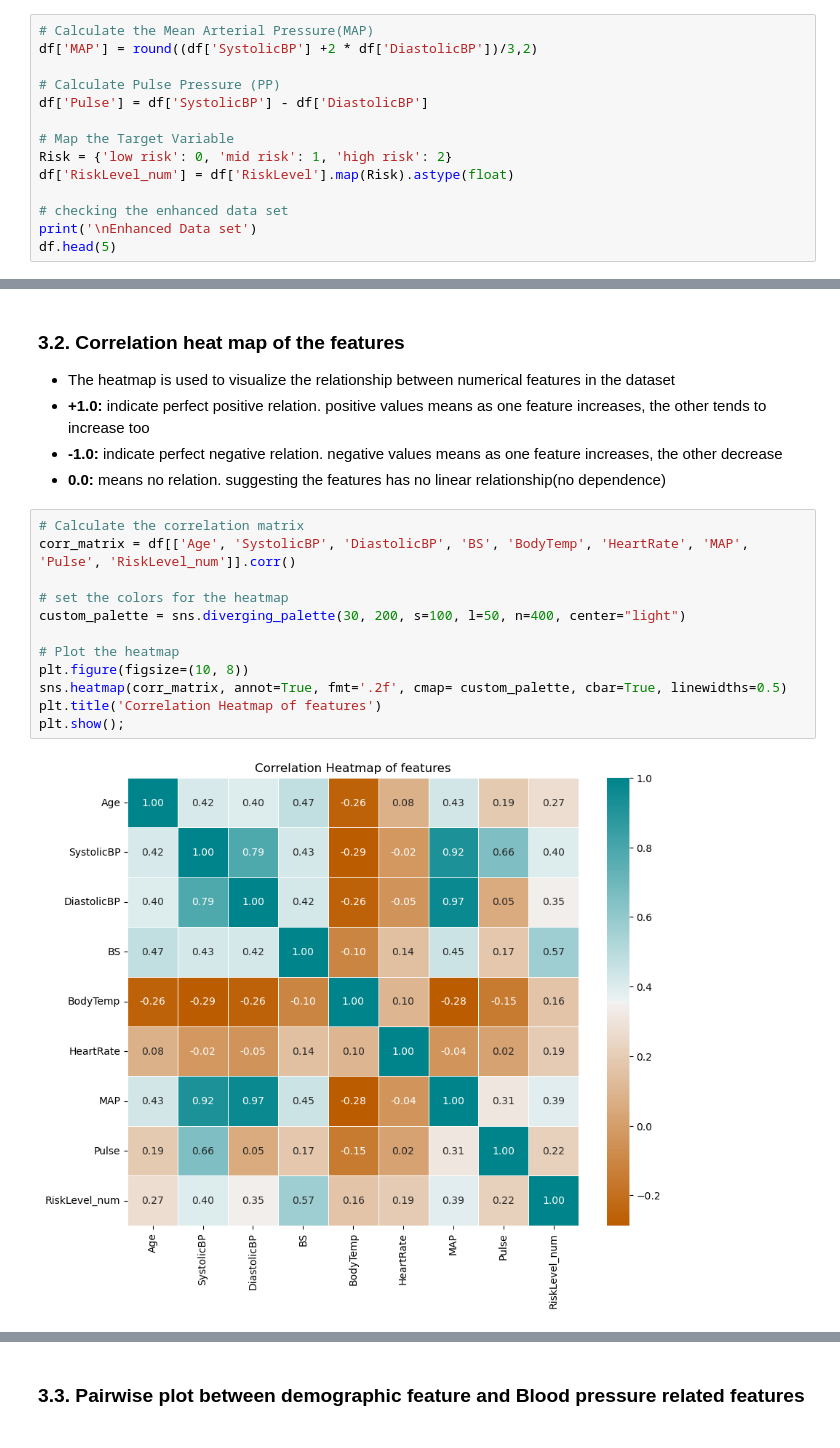
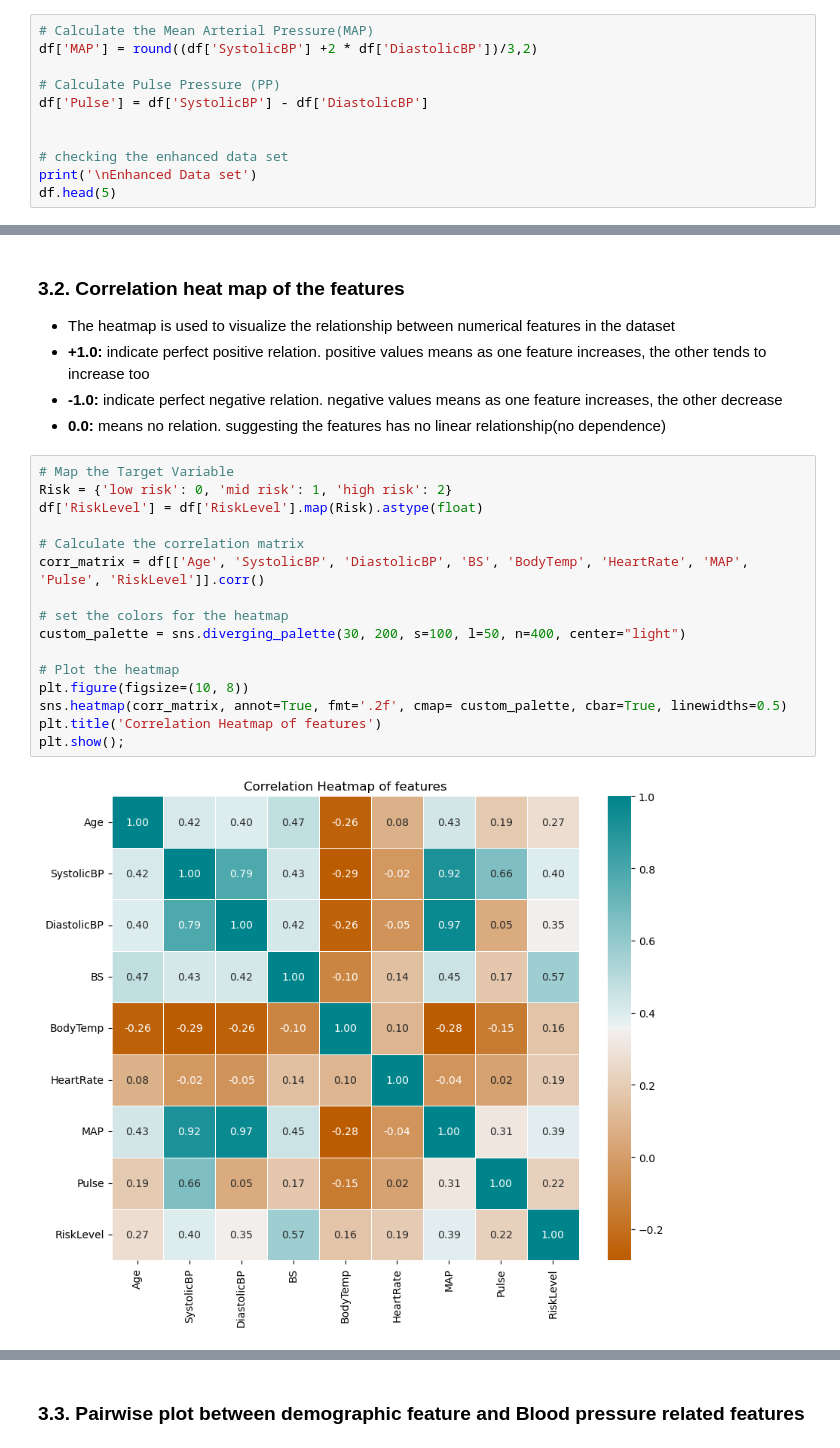
Before and after one commit to Maryannrichard/Maternal_health_research, a Jupyter notebook: MATERNAL_HEALTH_ML_CODE.ipynb, the cells around one changed output, grey strips where cells are left out. Saved outputs shown, nothing was run; the diff lists cells and outputs as text.

```diff
--- a/MATERNAL_HEALTH_ML_CODE.ipynb
+++ b/MATERNAL_HEALTH_ML_CODE.ipynb
@@ -196,9 +200,6 @@ df['MAP'] = round((df['SystolicBP'] +2 * df['DiastolicBP'])/3,2)
 # Calculate Pulse Pressure (PP)
 df['Pulse'] = df['SystolicBP'] - df['DiastolicBP']
 
-# Map the Target Variable
-Risk = {'low risk': 0, 'mid risk': 1, 'high risk': 2}
-df['RiskLevel_num'] = df['RiskLevel'].map(Risk).astype(float)
 
 # checking the enhanced data set
 print('\nEnhanced Data set')
@@ -254,16 +257,20 @@ This clearly indicates a class inbalance among our target variable.
 - **-1.0:** indicate perfect negative relation. negative values means as one feature increases, the other decrease
 - **0.0:** means no relation. suggesting the features has no linear relationship(no dependence)
 # %%
+# Map the Target Variable
+Risk = {'low risk': 0, 'mid risk': 1, 'high risk': 2}
+df['RiskLevel'] = df['RiskLevel'].map(Risk).astype(float)
+
 # Calculate the correlation matrix
-corr_matrix = df[['Age', 'SystolicBP', 'DiastolicBP', 'BS', 'BodyTemp', 'HeartRate', 'MAP', 'Pulse', 'RiskLevel_num']].corr()
+corr_matrix = df[['Age', 'SystolicBP', 'DiastolicBP', 'BS', 'BodyTemp', 'HeartRate', 'MAP', 'Pulse', 'RiskLevel']].corr()
 
 # set the colors for the heatmap
 custom_palette = sns.diverging_palette(30, 200, s=100, l=50, n=400, center="light")
 
 # Plot the heatmap
 plt.figure(figsize=(10, 8))
 sns.heatmap(corr_matrix, annot=True, fmt='.2f', cmap= custom_palette, cbar=True, linewidths=0.5)
 plt.title('Correlation Heatmap of features')
 plt.show();
 # %% [output]
-[figure, old version]
+[figure, new version]
```
Also changed, not shown: parts of 28 cells of this notebook.
